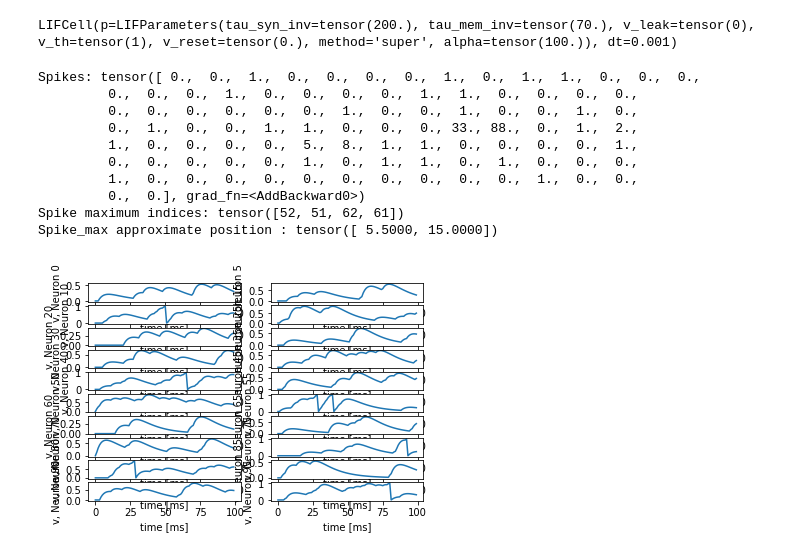
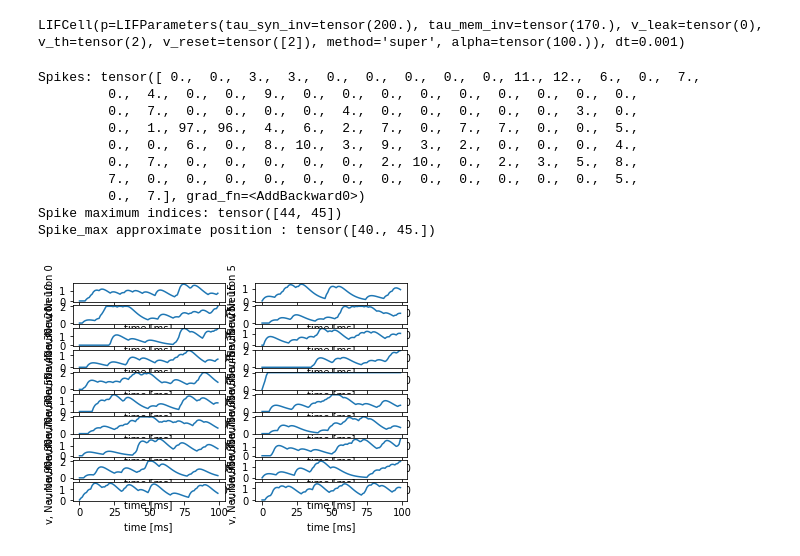
Before and after one commit to AlmaLuna94/NeuronsAndMotors, a Jupyter notebook: main_file.ipynb, the cells around one changed output. Cells and saved outputs as stored; diff of their text form; code cells hidden in the pictures.

```diff
--- a/main_file.ipynb
+++ b/main_file.ipynb
@@ -29,42 +29,42 @@ Activity in position  [56 , 22]
 # %%
-p2 = LIFParameters(tau_syn_inv = torch.as_tensor(1.0 / 5e-3),
-tau_mem_inv = torch.as_tensor(0.7 / 1e-2), v_leak = torch.as_tensor(0),
-v_th = torch.as_tensor(1))
+p2 = LIFParameters(tau_syn_inv = torch.as_tensor(1 / 5e-3),
+tau_mem_inv = torch.as_tensor(1.7 / 1e-2), v_leak = torch.as_tensor(0),
+v_th = torch.as_tensor(4), v_reset=torch.tensor([2]))
 
 cell3 = LIFCell(p=p2)
 print(cell3)
 state3 = None
 # %% [output]
-LIFCell(p=LIFParameters(tau_syn_inv=tensor(200.), tau_mem_inv=tensor(70.), v_leak=tensor(0), v_th=tensor(1), v_reset=tensor(0.), method='super', alpha=tensor(100.)), dt=0.001)
+LIFCell(p=LIFParameters(tau_syn_inv=tensor(200.), tau_mem_inv=tensor(170.), v_leak=tensor(0), v_th=tensor(2), v_reset=tensor([2]), method='super', alpha=tensor(100.)), dt=0.001)
 # %%
 voltages = torch.zeros(N,100)
 spikes = torch.zeros(N)
 for t, array in enumerate(matrix2,start=0):
 
     output, state3 = cell3(input_tensor=array, state=state3)
     spikes = spikes + output
 
     for i in range(100):
         voltages[i][t] = state3.v[i]
 
 
 print("Spikes: {}".format(spikes))
-tp_val, tp_ind = torch.topk(spikes, 4)
+tp_val, tp_ind = torch.topk(spikes, 2)
 print("Spike maximum indices: {}".format(tp_ind))
 avg = torch.tensor([0,0])
 for nr in tp_ind:
     avg = avg + pm.neuron_nr_to_coord(nr)
 print("Spike_max approximate position : {}".format(avg/tp_ind.size(0)))
 pm.plotNeurons(voltages.detach(),N)
 # %% [output]
-Spikes: tensor([ 0.,  0.,  1.,  0.,  0.,  0.,  0.,  1.,  0.,  1.,  1.,  0.,  0.,  0.,
-         0.,  0.,  0.,  1.,  0.,  0.,  0.,  0.,  1.,  1.,  0.,  0.,  0.,  0.,
-         0.,  0.,  0.,  0.,  0.,  0.,  1.,  0.,  0.,  1.,  0.,  0.,  1.,  0.,
-         0.,  1.,  0.,  0.,  1.,  1.,  0.,  0.,  0., 33., 88.,  0.,  1.,  2.,
-         1.,  0.,  0.,  0.,  0.,  5.,  8.,  1.,  1.,  0.,  0.,  0.,  0.,  1.,
-         0.,  0.,  0.,  0.,  0.,  1.,  0.,  1.,  1.,  0.,  1.,  0.,  0.,  0.,
-         1.,  0.,  0.,  0.,  0.,  0.,  0.,  0.,  0.,  0.,  0.,  1.,  0.,  0.,
-         0.,  0.], grad_fn=<AddBackward0>)
-Spike maximum indices: tensor([52, 51, 62, 61])
-Spike_max approximate position : tensor([ 5.5000, 15.0000])
+Spikes: tensor([ 0.,  0.,  3.,  3.,  0.,  0.,  0.,  0.,  0., 11., 12.,  6.,  0.,  7.,
+         0.,  4.,  0.,  0.,  9.,  0.,  0.,  0.,  0.,  0.,  0.,  0.,  0.,  0.,
+         0.,  7.,  0.,  0.,  0.,  0.,  4.,  0.,  0.,  0.,  0.,  0.,  3.,  0.,
+         0.,  1., 97., 96.,  4.,  6.,  2.,  7.,  0.,  7.,  7.,  0.,  0.,  5.,
+         0.,  0.,  6.,  0.,  8., 10.,  3.,  9.,  3.,  2.,  0.,  0.,  0.,  4.,
+         0.,  7.,  0.,  0.,  0.,  0.,  0.,  2., 10.,  0.,  2.,  3.,  5.,  8.,
+         7.,  0.,  0.,  0.,  0.,  0.,  0.,  0.,  0.,  0.,  0.,  0.,  0.,  5.,
+         0.,  7.], grad_fn=<AddBackward0>)
+Spike maximum indices: tensor([44, 45])
+Spike_max approximate position : tensor([40., 45.])
-[figure, old version]
+[figure, new version]
```
Also changed, not shown: parts of 1 cell of this notebook, 3 other files.
